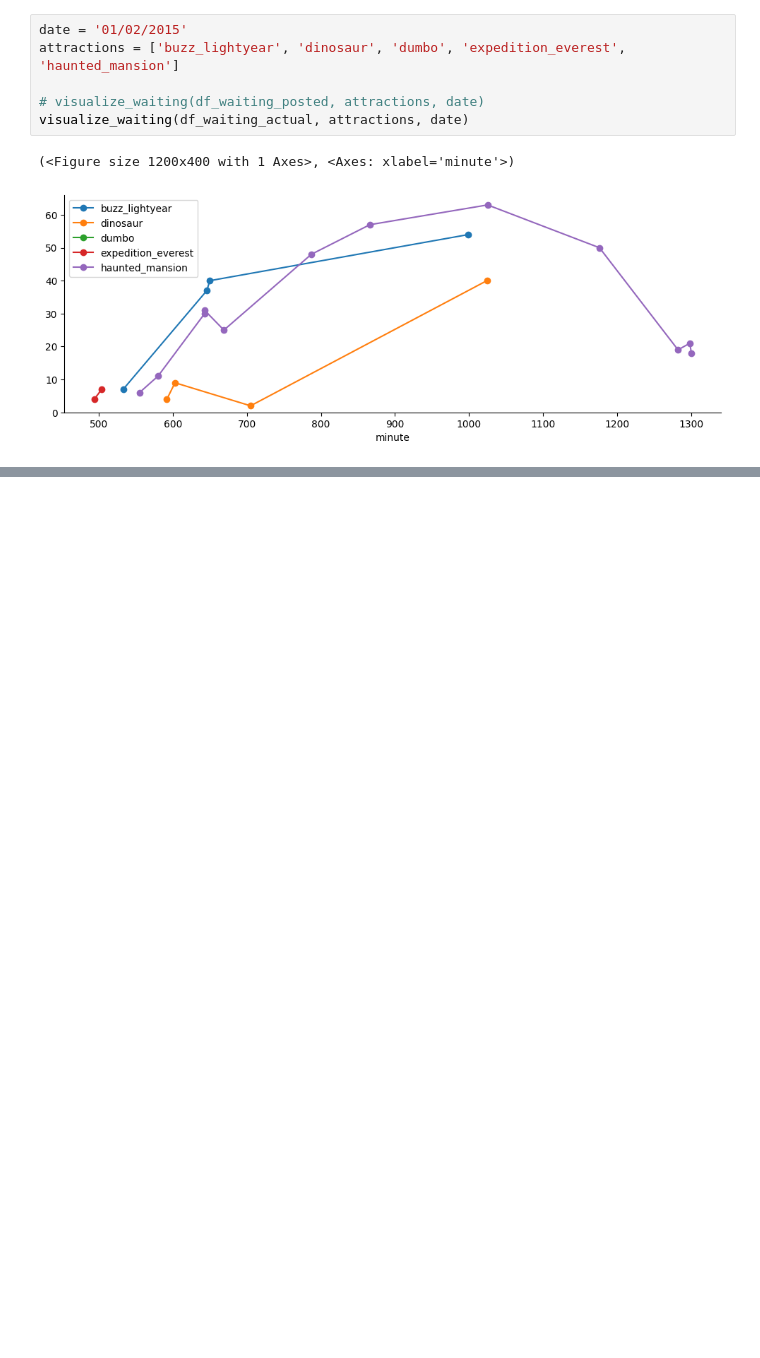
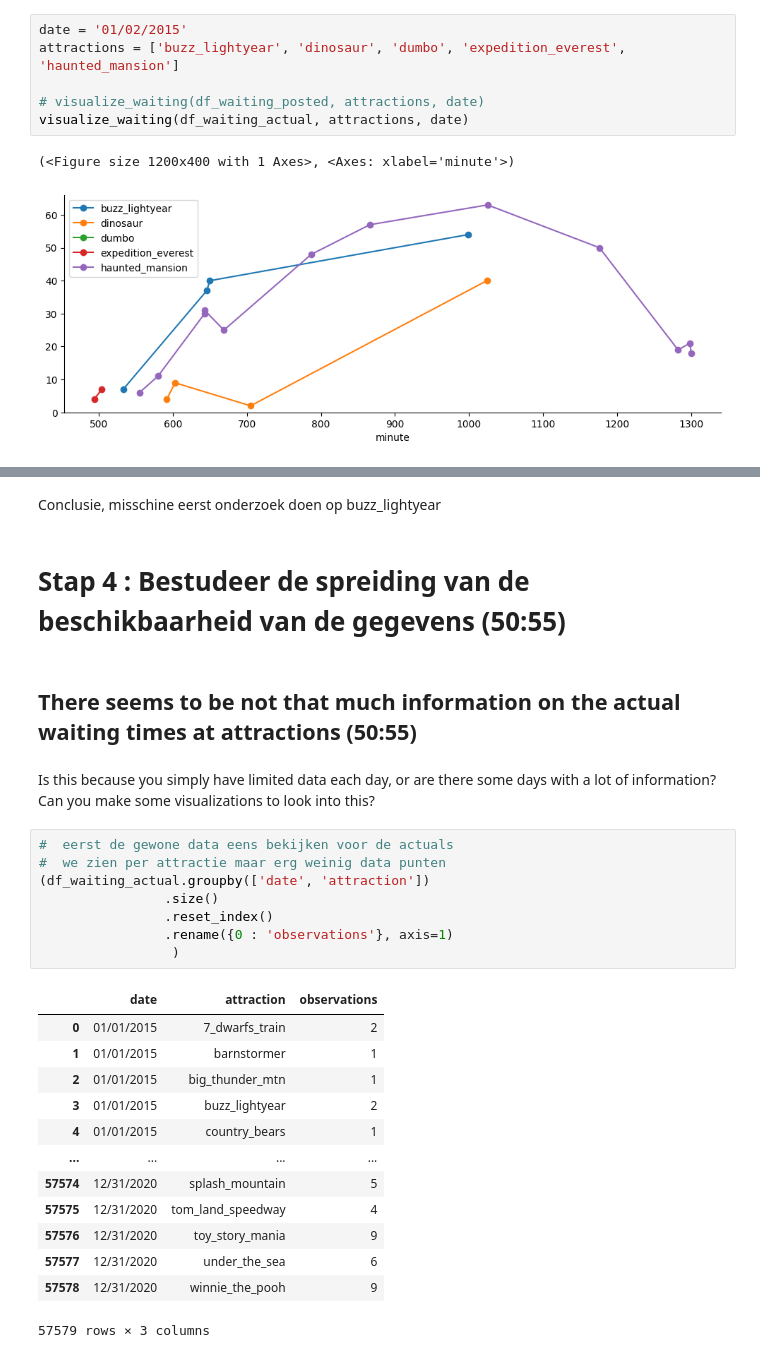
Before and after one commit to timsideanotmine/dummy-examen, a Jupyter notebook: notebooks/oefen-examen.ipynb, the cells around one changed output, grey strips where cells are left out. Saved outputs shown, nothing was run; the diff lists cells and outputs as text; blank space fills up the shorter version.

```diff
--- a/notebooks/oefen-examen.ipynb
+++ b/notebooks/oefen-examen.ipynb
@@ -369,0 +527,32 @@ visualize_waiting(df_waiting_actual, attractions, date)
+# %% [markdown]
+Conclusie, misschine eerst onderzoek doen op buzz_lightyear
+# %% [markdown]
+# Stap 4 : Bestudeer de spreiding van de beschikbaarheid van de gegevens (50:55)
+# %% [markdown]
+## There seems to be not that much information on the actual waiting times at attractions (50:55)
+# %% [markdown]
+Is this because you
+simply have limited data each day, or are there some days with a lot of information? Can you make some
+visualizations to look into this?
+# %%
+#  eerst de gewone data eens bekijken voor de actuals
+#  we zien per attractie maar erg weinig data punten
+(df_waiting_actual.groupby(['date', 'attraction'])
+                .size()
+                .reset_index()
+                .rename({0 : 'observations'}, axis=1)
+                 )
+# %% [output]
+|  | date | attraction | observations |
+| 0 | 01/01/2015 | 7_dwarfs_train | 2 |
+| 1 | 01/01/2015 | barnstormer | 1 |
+| 2 | 01/01/2015 | big_thunder_mtn | 1 |
+| 3 | 01/01/2015 | buzz_lightyear | 2 |
+| 4 | 01/01/2015 | country_bears | 1 |
+| ... | ... | ... | ... |
+| 57574 | 12/31/2020 | splash_mountain | 5 |
+| 57575 | 12/31/2020 | tom_land_speedway | 4 |
+| 57576 | 12/31/2020 | toy_story_mania | 9 |
+| 57577 | 12/31/2020 | under_the_sea | 6 |
+| 57578 | 12/31/2020 | winnie_the_pooh | 9 |
+57579 rows × 3 columns
```
Also changed, not shown: parts of 25 cells of this notebook.
